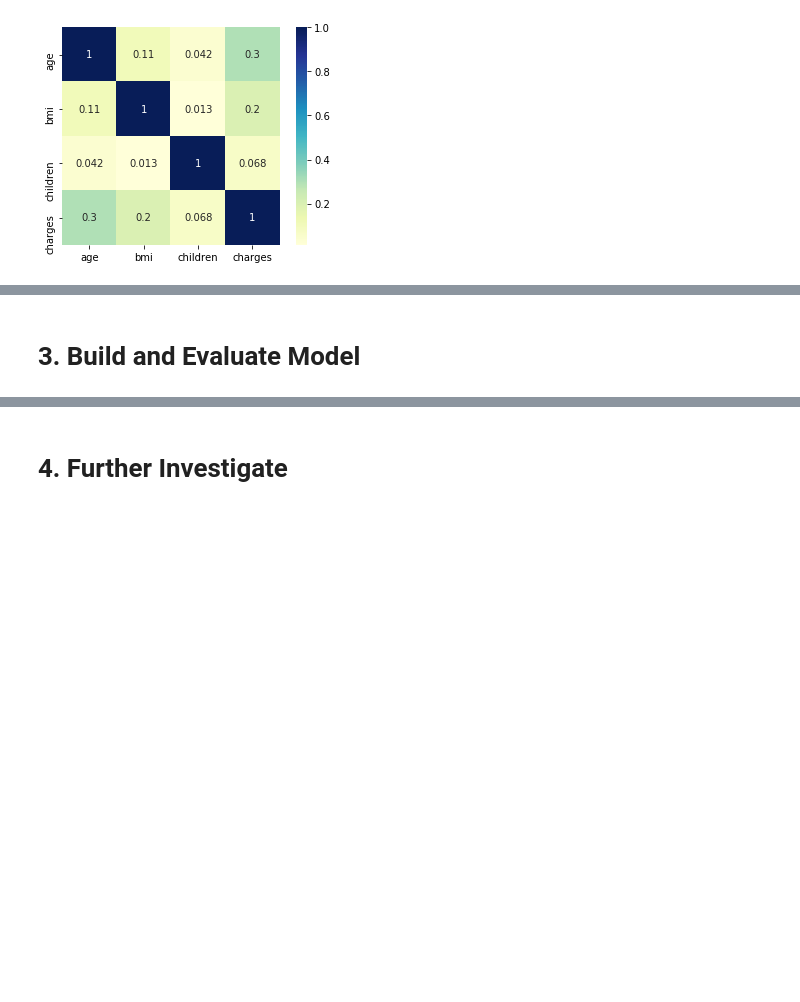
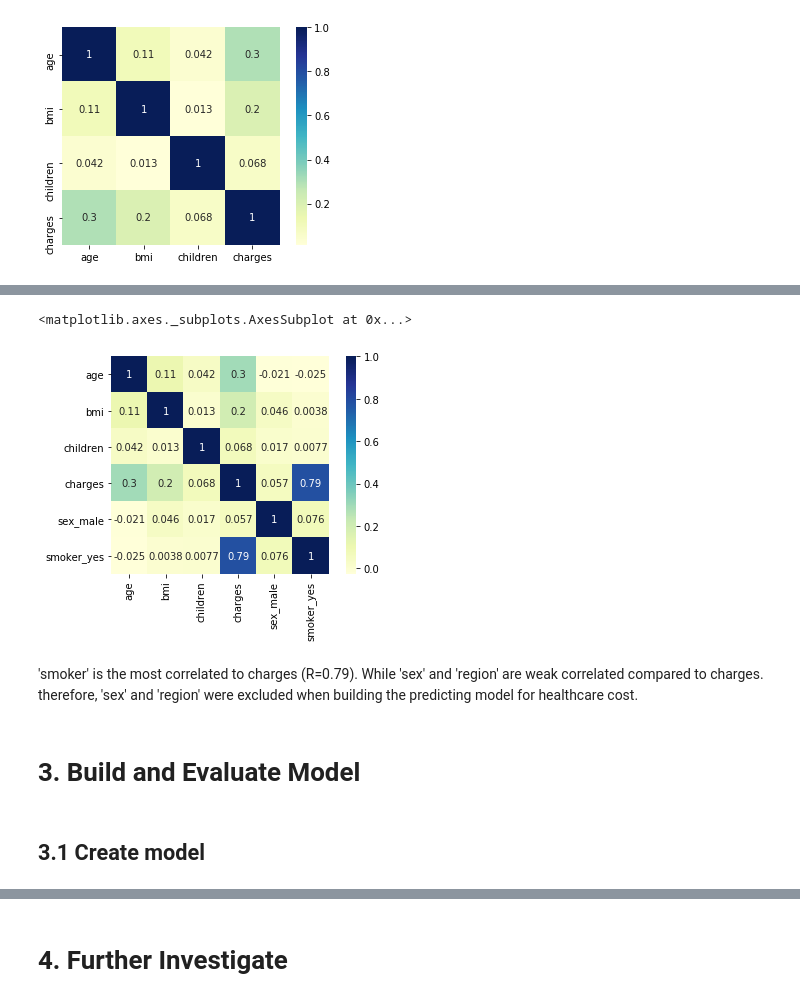
Before and after one commit to Phuongdung305bt/final-project, a Jupyter notebook: Final Project.ipynb, the cells around one changed output, grey strips where cells are left out. Saved outputs shown, nothing was run; the diff lists cells and outputs as text; code cells hidden in the pictures; blank space fills up the shorter version.

```diff
--- a/Final Project.ipynb
+++ b/Final Project.ipynb
@@ -128,3 +139,5 @@ sns.heatmap(cost.corr(), annot=True, cmap="YlGnBu", square=True)
 # %% [output]
 <matplotlib.axes._subplots.AxesSubplot at 0x...>
 [figure]
+# %%
+cost_edit = pd.get_dummies(cost, columns=['sex'], drop_first=True)
@@ -130,0 +153,2 @@ sns.heatmap(cost.corr(), annot=True, cmap="YlGnBu", square=True)
+# %%
+cost_final=pd.get_dummies(cost_edit, columns=['smoker'], drop_first=True)
@@ -131,2 +164,11 @@ sns.heatmap(cost.corr(), annot=True, cmap="YlGnBu", square=True)
+# %%
+sns.heatmap(cost_final.corr(), annot=True, cmap="YlGnBu", square=True)
+# %% [output]
+<matplotlib.axes._subplots.AxesSubplot at 0x...>
+[figure, added]
+# %% [markdown]
+'smoker' is the most correlated to charges (R=0.79). While 'sex' and 'region' are weak correlated compared to charges. therefore, 'sex' and 'region' were excluded when building the predicting model for healthcare cost.
 # %% [markdown]
 # 3. Build and Evaluate Model
+# %% [markdown]
+## 3.1 Create model
```
Also changed, not shown: parts of 34 cells of this notebook.
